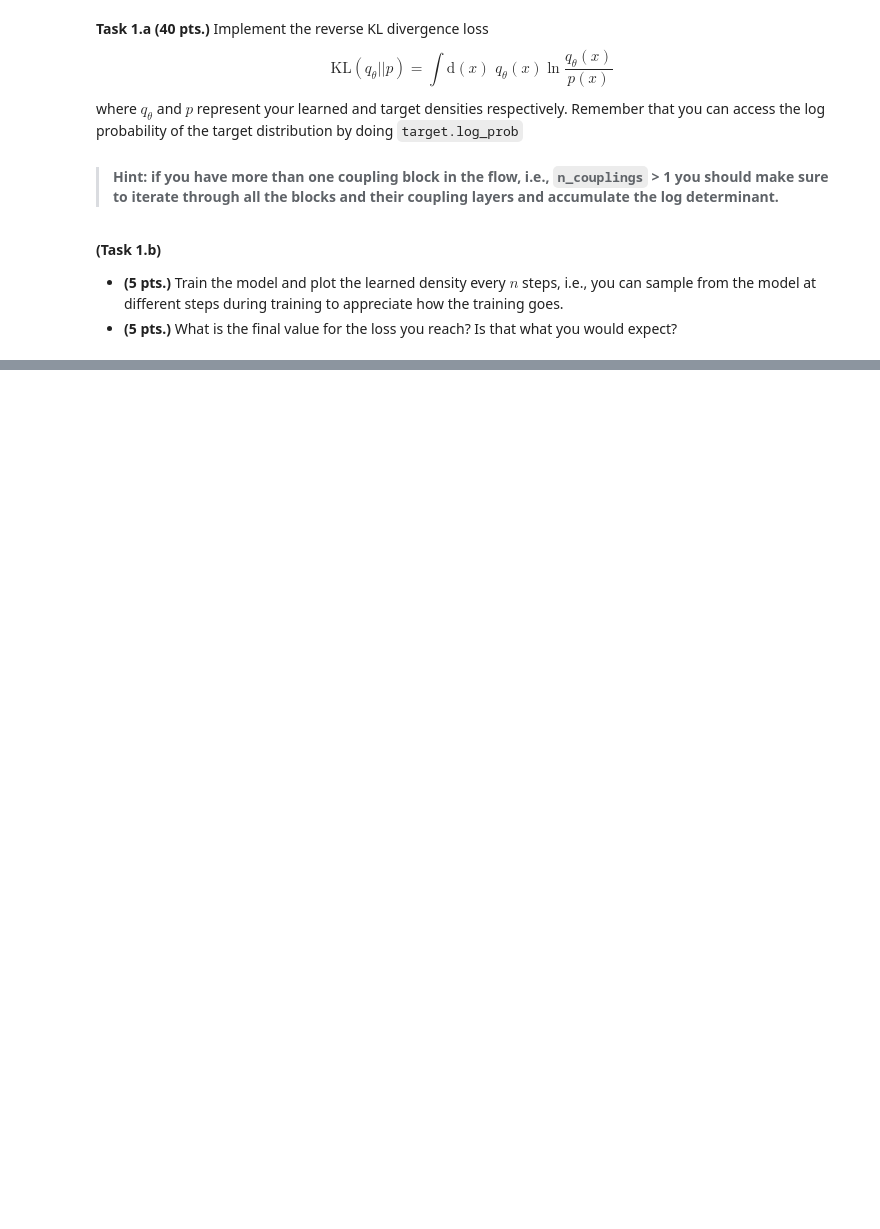
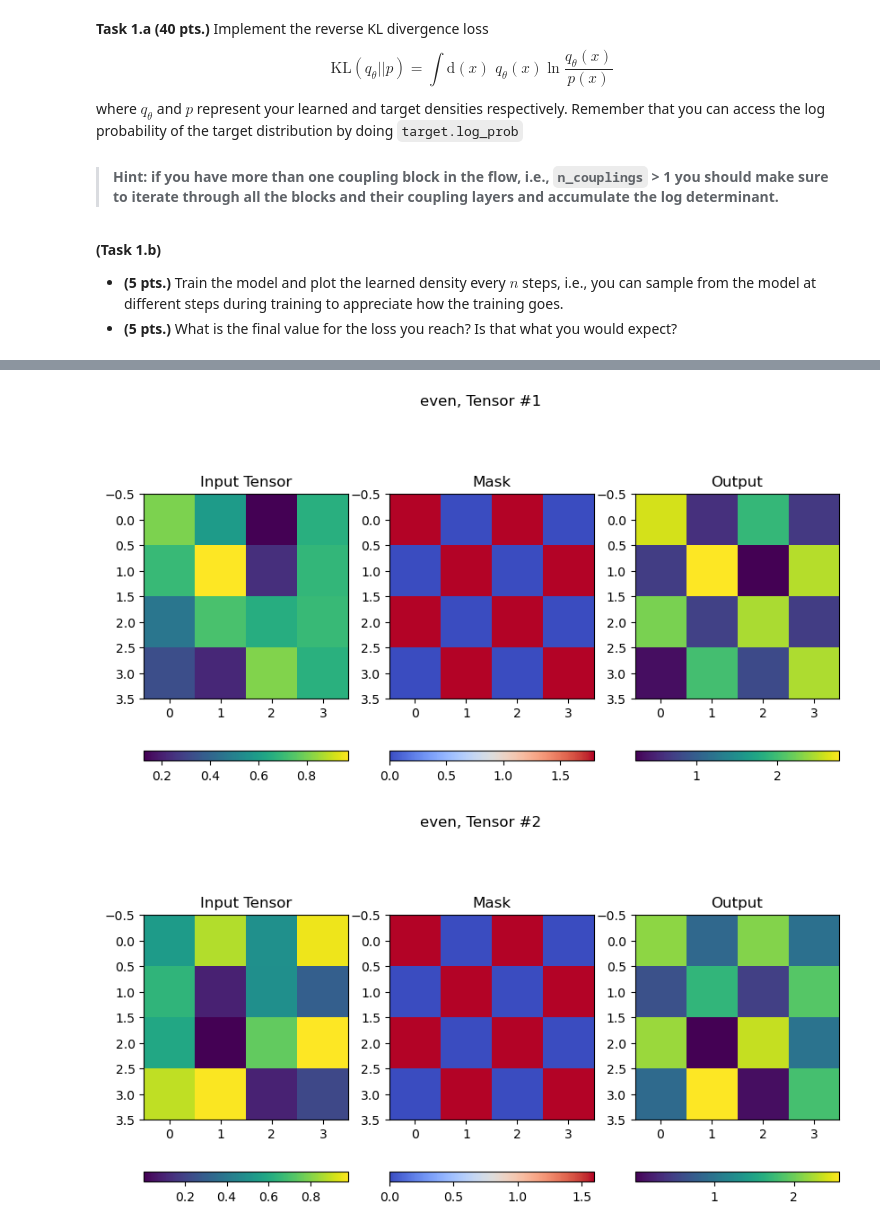
Before and after one commit to BenediktAuer/ML_SS24, a Jupyter notebook: Exercise8/sheet-8.ipynb, the cells around one changed output, grey strips where cells are left out. Cells and saved outputs as stored; diff of their text form; code cells hidden in the pictures; blank space fills up the shorter version.

```diff
--- a/Exercise8/sheet-8.ipynb
+++ b/Exercise8/sheet-8.ipynb
@@ -215,10 +217,22 @@ The function should have the following properties.
 # %%
 import torch
+def transform(in_a,in_b,B,mask):
+    return   in_b + torch.norm(in_a, dim=(1, 2), keepdim=True)*mask
+
 
 def checkerboard_mask(input_tensor, even=True):
-    ########
-    ## Your code here
-    ########
+    B,N,_ = input_tensor.size()
+
+    mask = torch.arange(N).reshape(1,1,N)%2 == torch.arange(N).reshape(1,N,1)%2
+    if not even:
+        mask = ~mask
+    mask = mask.expand(B, -1, -1)
+    input_a = input_tensor*mask
+    input_b = input_tensor*(~mask)
+    out_b = transform(input_a,input_b,B,mask)
+    print("output_b:")
+
+    return input_a+out_b
 
 
 # Example usage
@@ -235,0 +268,26 @@ print(f"Output with even=False:\n{output_odd}\n")
+# %%
+def visualize(in_tensor, out_tensor,label):
+    B, N, _ = in_tensor.shape
+    for i in range(B):
+        fig, axs = plt.subplots(1, 3, figsize=(10, 5))
+        fig.suptitle(f'{label}, Tensor #{i+1}')
+        inputImg = axs[0].imshow(in_tensor[i].detach().cpu().numpy(), cmap='viridis')
+        axs[0].set_title('Input Tensor')
+        fig.colorbar(inputImg, ax=axs[0], orientation='horizontal', fraction=.1)
+
+        diff = out_tensor[i] - in_tensor[i]
+        maskImg = axs[1].imshow(diff.detach().cpu().numpy(), cmap='coolwarm')
+        fig.colorbar(maskImg, ax=axs[1], orientation='horizontal', fraction=.1)
+        axs[1].set_title('Mask')
+
+        outputImg = axs[2].imshow(out_tensor[i].detach().cpu().numpy(), cmap='viridis')
+        axs[2].set_title('Output')
+        fig.colorbar(outputImg, ax=axs[2], orientation='horizontal', fraction=.1)
+
+
+        plt.show()
+# %%
+visualize(input_tensor, output_even,"even")
+# %% [output]
+[figure, added]
+[figure, added]
```
Also changed, not shown: parts of 5 cells of this notebook.
